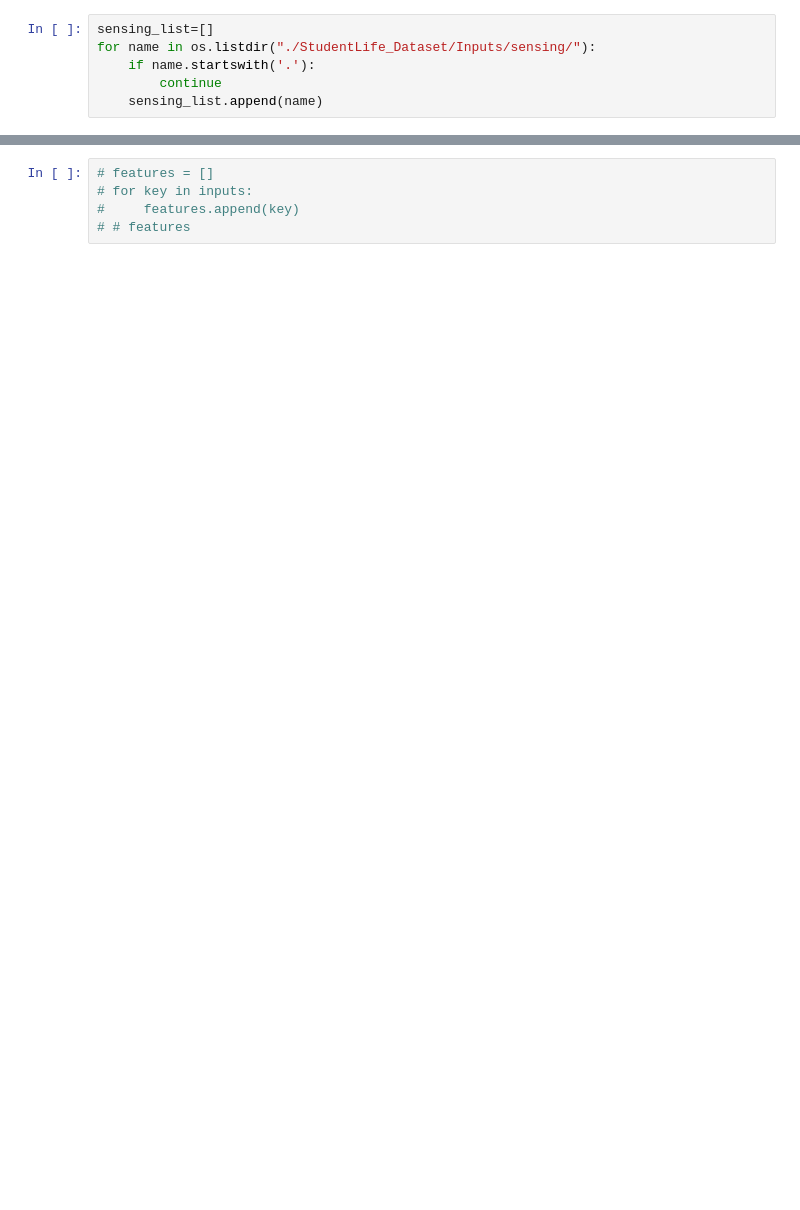
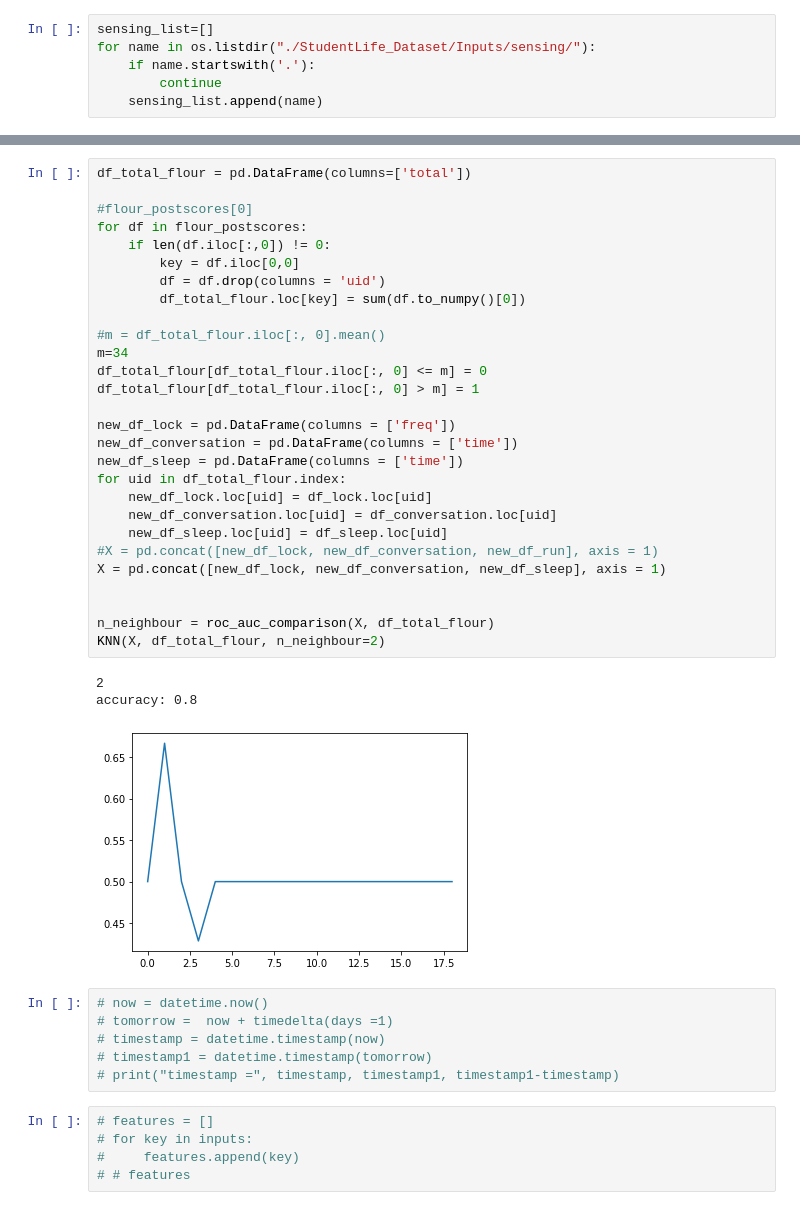
Before and after one commit to shizhs/COMP9417-Project, a Jupyter notebook: Project.ipynb, the cells around one changed output, grey strips where cells are left out. Saved outputs shown, nothing was run; the diff lists cells and outputs as text; blank space fills up the shorter version.

```diff
--- a/Project.ipynb
+++ b/Project.ipynb
@@ -239,3 +285,41 @@ TypeError: unsupported operand type(s) for -: 'str' and 'str'
+# %%
+df_total_flour = pd.DataFrame(columns=['total'])
+
+#flour_postscores[0]
+for df in flour_postscores:
+    if len(df.iloc[:,0]) != 0:
+        key = df.iloc[0,0]
+        df = df.drop(columns = 'uid')
+        df_total_flour.loc[key] = sum(df.to_numpy()[0])
+
+#m = df_total_flour.iloc[:, 0].mean()
+m=34
+df_total_flour[df_total_flour.iloc[:, 0] <= m] = 0
+df_total_flour[df_total_flour.iloc[:, 0] > m] = 1
+
+new_df_lock = pd.DataFrame(columns = ['freq'])
+new_df_conversation = pd.DataFrame(columns = ['time'])
+new_df_sleep = pd.DataFrame(columns = ['time'])
+for uid in df_total_flour.index:
+    new_df_lock.loc[uid] = df_lock.loc[uid]
+    new_df_conversation.loc[uid] = df_conversation.loc[uid]
+    new_df_sleep.loc[uid] = df_sleep.loc[uid]
+#X = pd.concat([new_df_lock, new_df_conversation, new_df_run], axis = 1)
+X = pd.concat([new_df_lock, new_df_conversation, new_df_sleep], axis = 1)
+
+
+n_neighbour = roc_auc_comparison(X, df_total_flour)
+KNN(X, df_total_flour, n_neighbour=2)
+# %% [output]
+2
+accuracy: 0.8
+[figure, added]
+# %%
+# now = datetime.now()
+# tomorrow =  now + timedelta(days =1)
+# timestamp = datetime.timestamp(now)
+# timestamp1 = datetime.timestamp(tomorrow)
+# print("timestamp =", timestamp, timestamp1, timestamp1-timestamp)
 # %%
 # features = []
 # for key in inputs:
```
Also changed, not shown: parts of 25 cells of this notebook.
